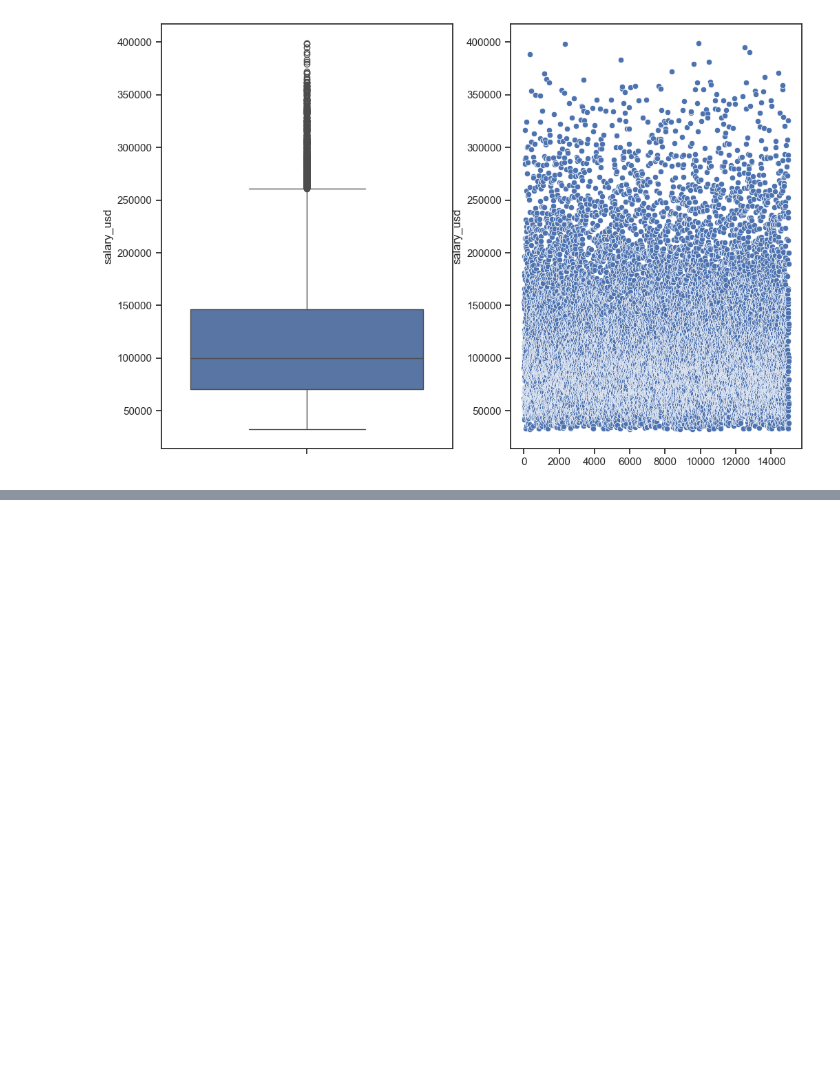
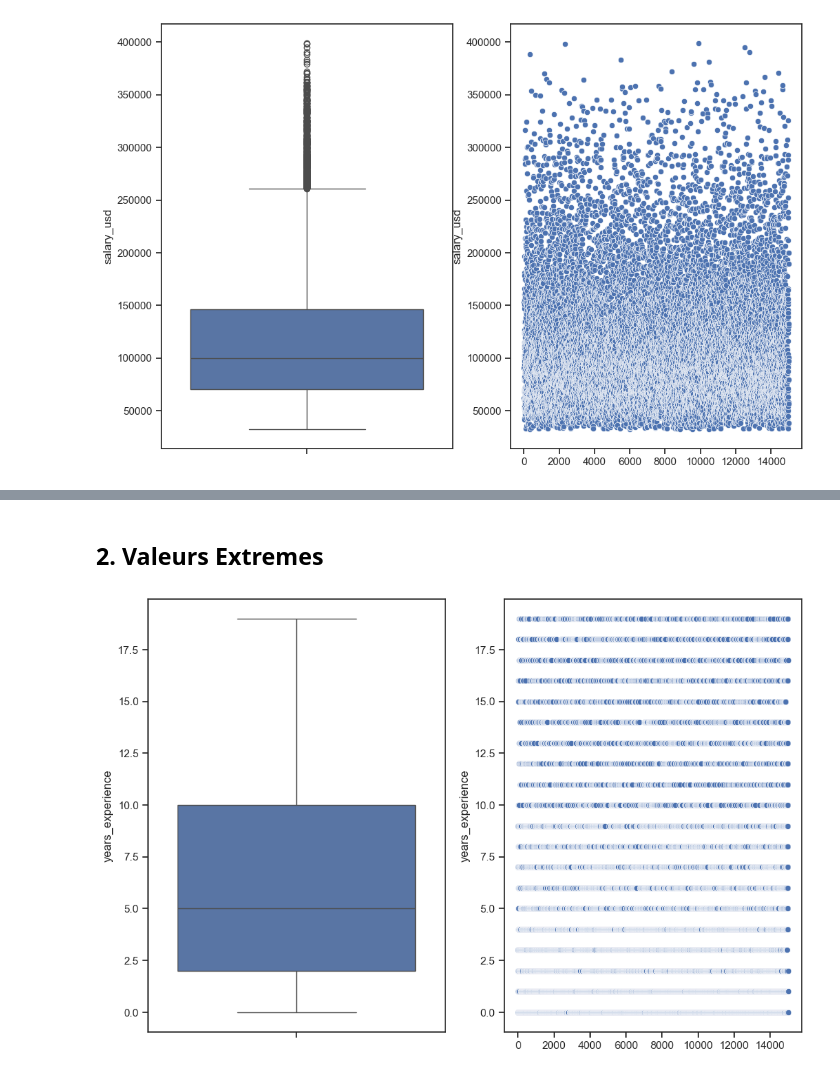
Before and after one commit to BrainCoder3/Vizualisation-Global-AI-Job-Market-Trends-Salary-Insights, a Jupyter notebook: notebooks/numerical_variables.ipynb, the cells around one changed output, grey strips where cells are left out. Saved outputs shown, nothing was run; the diff lists cells and outputs as text; code cells hidden in the pictures; blank space fills up the shorter version.

```diff
--- a/notebooks/numerical_variables.ipynb
+++ b/notebooks/numerical_variables.ipynb
@@ -52,0 +71,6 @@ plt.show()
+# %% [markdown]
+## 2. Valeurs Extremes
+# %%
+extremeValues("years_experience")
+# %% [output]
+[figure, added]
```
Also changed, not shown: parts of 16 cells of this notebook.
